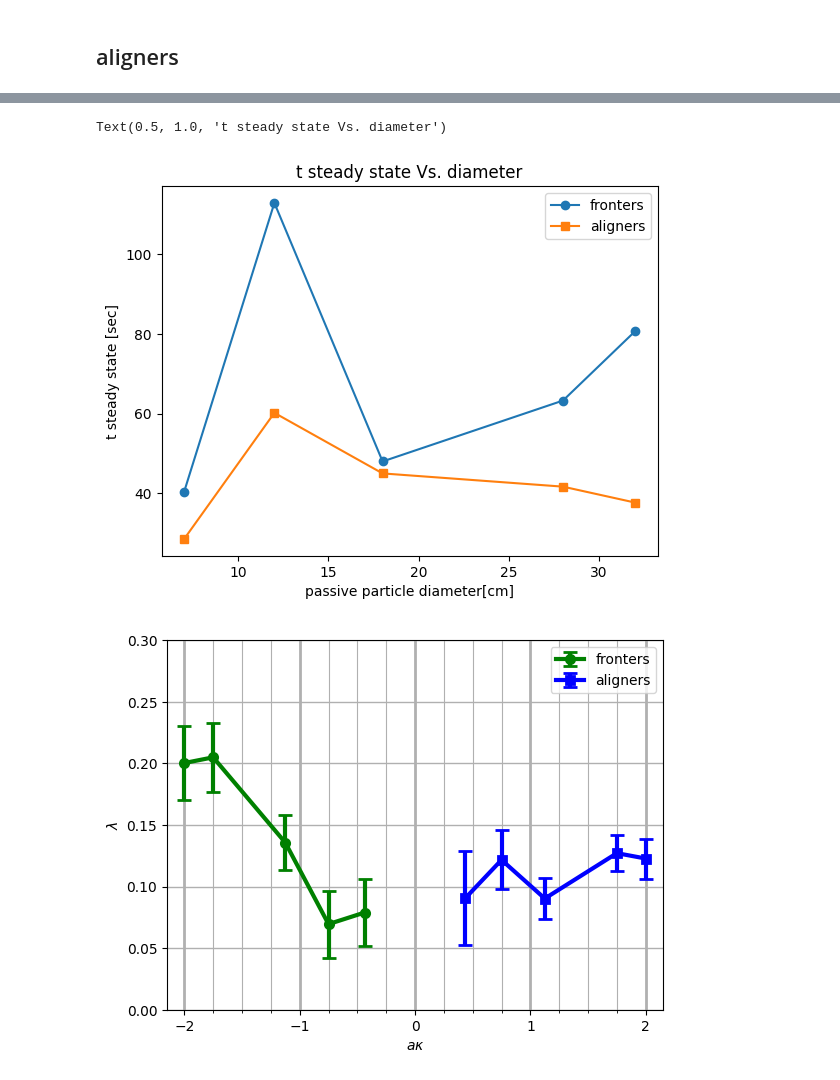
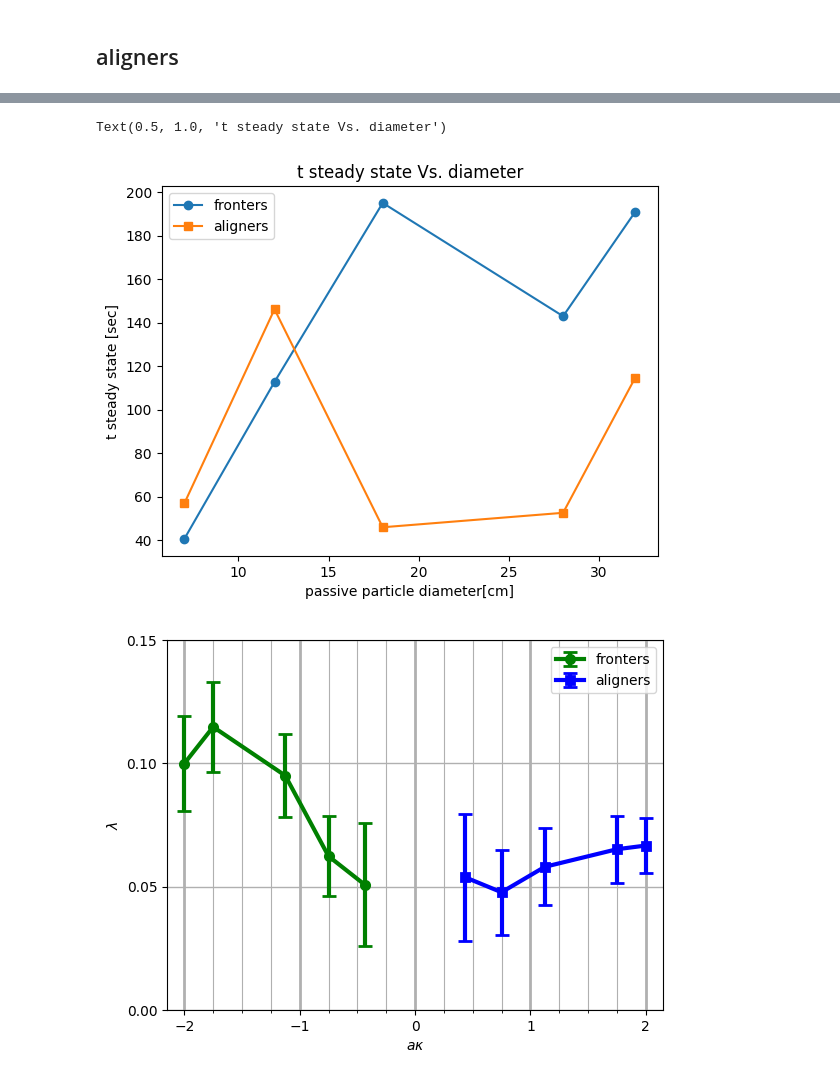
Before and after one commit to complex-lab/robotic_swarms, a Jupyter notebook: bots_number_per_frame_changing_radius.ipynb, the cells around one changed output, grey strips where cells are left out. Saved outputs shown, nothing was run; the diff lists cells and outputs as text; code cells hidden in the pictures.

Commit message:
add speciel trhesholds for aligners and fronters, add figure Nkiss Vs a kappa

```diff
--- a/bots_number_per_frame_changing_radius.ipynb
+++ b/bots_number_per_frame_changing_radius.ipynb
@@ -34,7 +34,11 @@ expSumPassive=pd.read_csv(expSumFileNamePassive,index_col=0)
 #expSumPassive=expSumPassive[(expSumPassive['bots']!=8)]
 suffix='_distances.csv'
 passive_path='C:\\Users\\User\\Documents\\Eden\\locate_git_code\\distances'
-close_threshold={7:55**2,12:74**2,18:89**2,28:140**2,32:146**2}
+#close_threshold={7:55**2,12:74**2,18:89**2,28:140**2,32:146**2}
+close_threshold_fronter={7:2620,12:5230,18:8430,28:16440,32:22210}
+close_threshold_aligner={7:2510,12:4500,18:7320,28:15140,32:19170}
+#close_threshold_aligner={7:2510,12:4500,18:7320,28:15140,32:19170}
+#close_threshold={7:50**2,12:72**2,18:85**2,28:129**2,32:135**2}
 too_close_thresh={7:18**2,12:35**2,18:60**2,28:100**2,32:100**2}
 countdf=pd.DataFrame()
 #bot_nums=pd.DataFrame()
@@ -58,7 +62,10 @@ for bottype in bottypes:
             srtarting_frame=read_time(row.start_min)
             passiveDiameter=row['passiveDiameter[cm]']
             data=pd.read_csv(passive_path+'\\'+FileName+suffix,index_col=0)
-            cond = (data.distance_sq<=close_threshold[passiveDiameter])&(data.distance_sq>too_close_thresh[passiveDiameter])
+            if (bottype=='fronter'):
+                cond = (data.distance_sq<=close_threshold_fronter[passiveDiameter])&(data.distance_sq>too_close_thresh[passiveDiameter])
+            elif (bottype=='aligner'):
+                cond = (data.distance_sq<=close_threshold_aligner[passiveDiameter])&(data.distance_sq>too_close_thresh[passiveDiameter])
             dataCond = data[cond]
             #data['hascond']=np.where(cond,True,False)
             dataCG=dataCond.groupby(['frame'], as_index=True).count()
@@ -184,9 +191,11 @@ Ksss:2.2528816722657714 Kss_std:1.1059010417645265
 # %%
 fronter_mean=fronters_count.groupby(['passiveDiameter[cm]','level_0']).mean()
 fronter_std=fronters_count.groupby(['passiveDiameter[cm]','level_0']).std()
+fronter_iterations=fronters_count.groupby(['passiveDiameter[cm]','level_0']).count()
 
 aligners_mean=aligners_count.groupby(['passiveDiameter[cm]','level_0']).mean()
 aligners_std=aligners_count.groupby(['passiveDiameter[cm]','level_0']).std()
+aligners_iterations=aligners_count.groupby(['passiveDiameter[cm]','level_0']).count()
 # %%
 for i in [7,12,18,28,32]:
     current_data=fronter_mean.loc[i]
@@ -250,15 +259,15 @@ for i in passive_diameter:
     #t_half_life=t_half_life_array[0]#popt[1]*np.log(2)
     t_half_life=popt[1]*np.sqrt(np.log(2))
 
-    kissingStart = int(t_half_life*25*3)
-    kissingStop = int(t_half_life*25*12)
+    kissingStart = 2500#int(t_half_life*25*3)
+    kissingStop = 15000#int(t_half_life*25*12)
     print(kissingStop/25)
 
     #Kss_data=fronters_count_mean_window.iloc[int(t_half_life*25*3):len(fronters_count_mean_window)]
     Kss_data=fronters_count_mean_window.iloc[kissingStart:kissingStop]
-
+    iteration_count_fron=np.max(fronter_iterations['iteration'].loc[i])
     ksss_fron.append(Kss_data.mean())
-    ksss_err_fron.append(Kss_data.std()/2)
+    ksss_err_fron.append(Kss_data.std()/np.sqrt(iteration_count_fron))
     cond_ss=(fronters_count_mean_window<=Kss_data.mean())
     cond_ss_data=fronters_count_mean_window[cond_ss]
     t_ss_array=(cond_ss_data.index.values)/25
@@ -348,13 +357,14 @@ for i in passive_diameter:
     cond_half_data=alingers_count_mean_window[cond_half]
     #t_half_life_array=(cond_half_data.index.values)/25
     #t_half_life=t_half_life_array[0]
-    kissingStart = int(t_half_life*25*3)
-    kissingStop = int(t_half_life*25*12)
+    kissingStart =2500 #int(t_half_life*25*3)
+    kissingStop =15000 #int(t_half_life*25*12)
     print(kissingStop/25)
     t_half_life=popt[1]*np.sqrt(np.log(2))
     Kss_data=alingers_count_mean_window.iloc[kissingStart:kissingStop]
+    iteration_count_align=np.max(aligners_iterations['iteration'].loc[i])
     ksss_align.append(Kss_data.mean())
-    ksss_err_align.append(Kss_data.std()/2)
+    ksss_err_align.append(Kss_data.std()/np.sqrt(iteration_count_align))
     cond_ss=(alingers_count_mean_window<=Kss_data.mean())
     cond_ss_data=alingers_count_mean_window[cond_ss]
     t_ss_array=(cond_ss_data.index.values)/25
@@ -467,7 +477,7 @@ plt.ylabel('t steady state [sec]')
 plt.title('t steady state Vs. diameter')
 # %% [output]
 Text(0.5, 1.0, 't steady state Vs. diameter')
-[figure, old version]
+[figure, new version]
 # %%
 fig = plt.figure()
 ax2 = plt.axes()
@@ -480,32 +490,32 @@ x=a/b*kappa
 x_fronters=a/b*kappa_fronters
 y_fron=ksss_fron*b/(a*pi)
 y_fron_err=ksss_err_fron*b/(a*pi)
 y_align=ksss_align*b/(a*pi)
 y_align_err=ksss_err_align*b/(a*pi)
 ax2.errorbar(x_fronters,y_fron,yerr=y_fron_err,label='fronters',marker='o',capsize=5,color='green'
              ,markeredgewidth=2,elinewidth=3,linewidth=3)
 ax2.errorbar(x,y_align,yerr=y_align_err,label='aligners',marker='s',capsize=5,color='blue'
              ,markeredgewidth=2,elinewidth=3,linewidth=3)
 ax2.legend(loc='upper right')
 plt.xlabel(r'$a\kappa$')
 plt.ylabel(r'$\lambda$')
 plt.xlim([-2.15, 2.15])
-plt.ylim([0,0.3])
+plt.ylim([0,0.15])
 ax2.xaxis.set_major_locator(MultipleLocator(1))
 ax2.xaxis.set_minor_locator(MultipleLocator(0.25))
 ax2.xaxis.grid(True,'major',linewidth=2)
 ax2.xaxis.grid(True,'minor')
 #ax2.set_xticks(np.arange(0,2.15,0.25))
 ax2.yaxis.set_major_locator(MultipleLocator(0.05))
 ax2.yaxis.grid(True,'major',linewidth=1)
 data=pd.DataFrame()
 data['x_fronters [diameter_kappa]']=x_fronters
 data['y_fronters_density_lambda']=y_fron
 data['fronter_lambda_error']=y_fron_err
 data['x_aligners[diameter_kappa]']=x
 data['y_aligners_density_lambda']=y_align
 data['aligner_lambda_error']=y_align_err
 data.to_csv('C:\\Users\\User\\Documents\\Eden\\locate_git_code\\production\\lambda_vs_akappa.csv')
 fig.savefig('C:\\Users\\User\\Documents\\Eden\\locate_git_code\\production\\lambda_vs_akappa.png',bbox_inches='tight')
 # %% [output]
-[figure, old version]
+[figure, new version]
```
Also changed, not shown: parts of 12 cells of this notebook.
